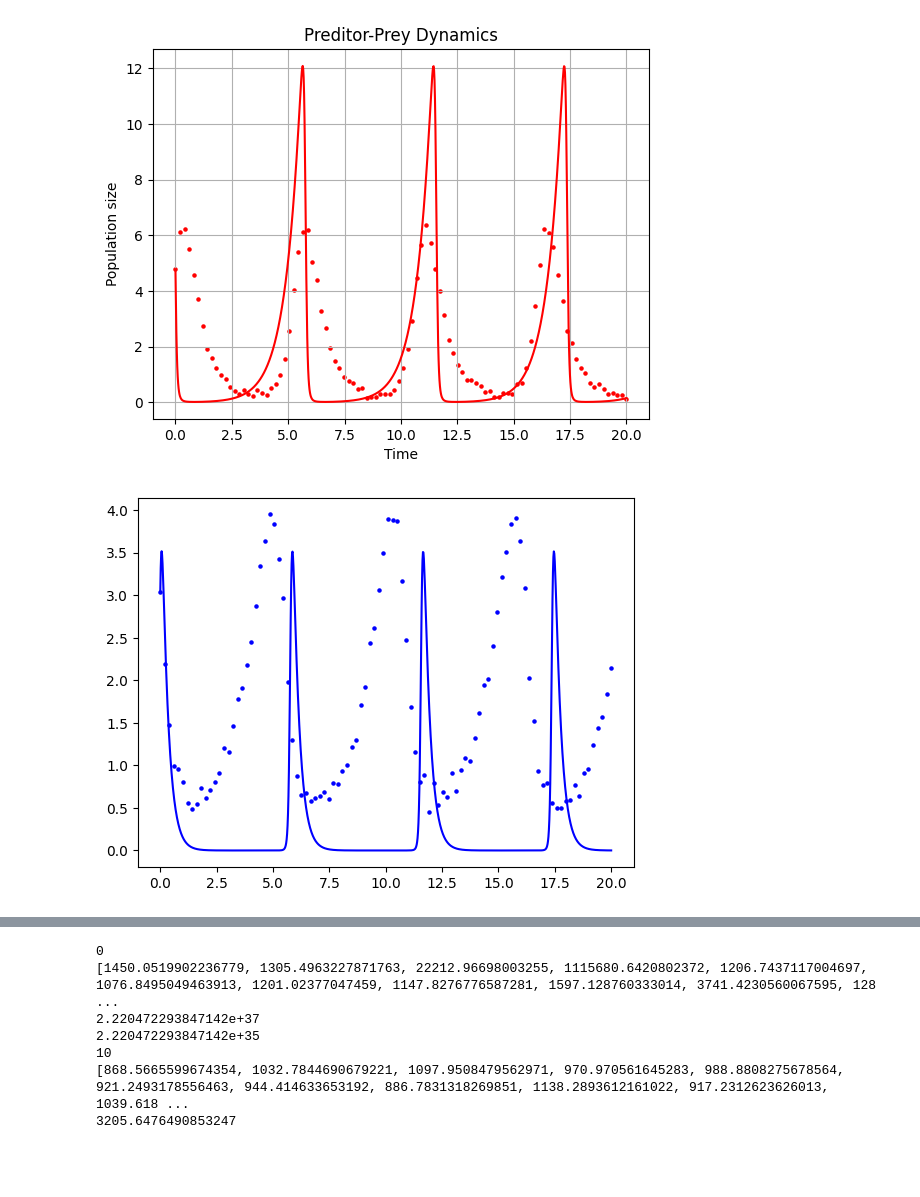
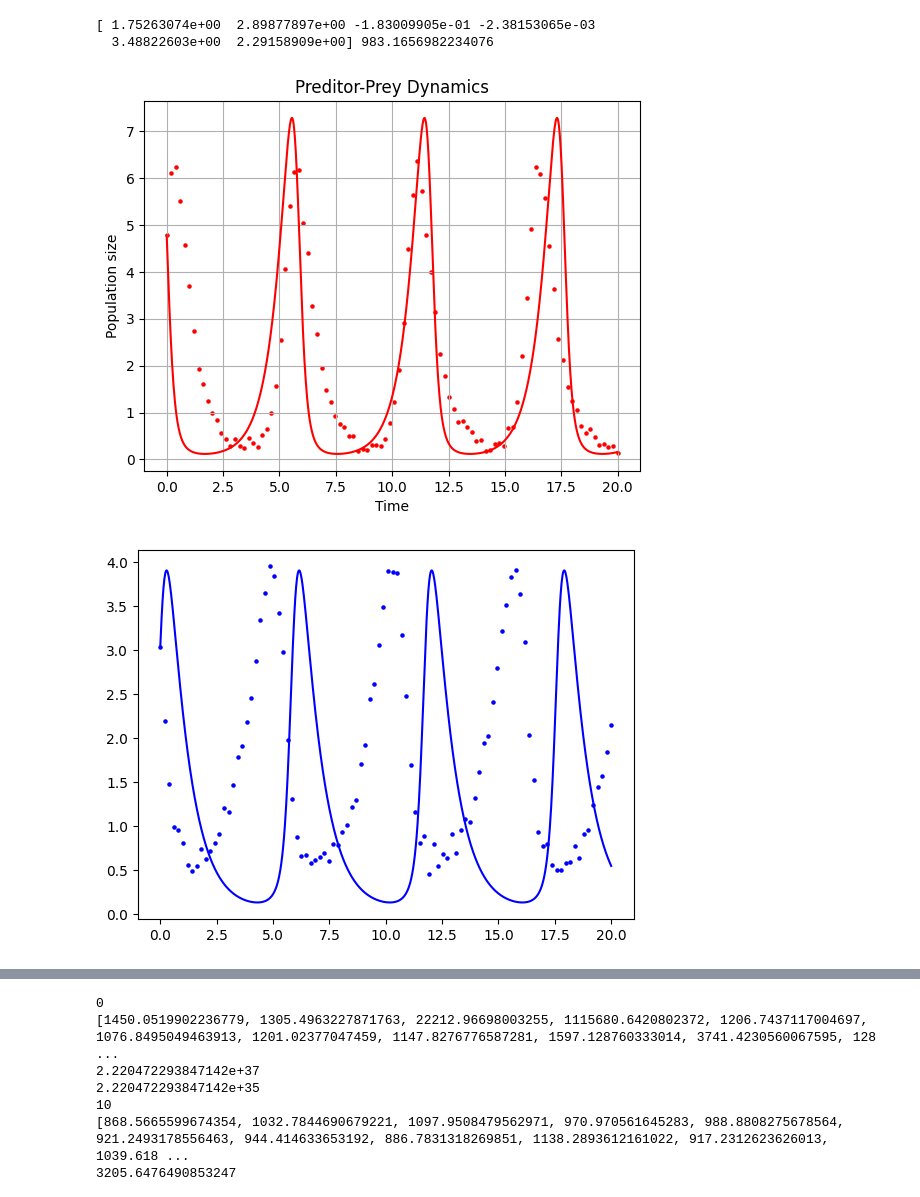
Before and after one commit to estherlb/stochastic_3, a Jupyter notebook: Reverse-Engineering Predator-Prey System/hillclimber.ipynb, the cells around one changed output, grey strips where cells are left out. Drawn from its saved outputs; the diff is of its cells as text; code cells hidden in the pictures; blank space fills up the shorter version.

Commit message:
make hillclimber plot

```diff
--- a/Reverse-Engineering Predator-Prey System/hillclimber.ipynb
+++ b/Reverse-Engineering Predator-Prey System/hillclimber.ipynb
@@ -90,28 +90,59 @@ print(params, loss)
 # %%
+init_guess = []
+for i in range(6):
+    init_guess.append(random.uniform(0, 5))
+
+init_guess = np.array(init_guess)
+step_size = 0.5
+iterations = 10
+data = df
+
+params, loss = hill_climber(data, init_guess, step_size, iterations)
+print(params, loss)
+
 alpha_sim = params[0]
 beta_sim = params[1]
 delta_sim = params[2]
 gamma_sim = params[3]
+
+alpha_sim = 1.59747957
+beta_sim = 1.44338294
+delta_sim = 0.66075559
+gamma_sim = 1.14532137
 
 y0 = [x[0], y[0]]
 t = np.linspace(t[0], t[-1], num=1000)
 
 output = odeint(lotka_volterra, y0, t, args=(alpha_sim, beta_sim, delta_sim, gamma_sim))
 
 plt.title("Preditor-Prey Dynamics")
 plt.ylabel("Population size")
 plt.xlabel("Time")
 plt.grid()
 
 plt.plot(t,output[:,0], color="r")
-plt.scatter(df["t"], df["x"], color = 'r', s = 5, label = 'x (prey)')
+plt.scatter(df["t"], df["x"], color = 'r', s = 5, label = 'prey')
 
 plt.show()
 
 plt.plot(t,output[:,1], color="b")
-plt.scatter(df["t"], df["y"], color = 'b', s = 5, label = 'x (predator)')
+plt.scatter(df["t"], df["y"], color = 'b', s = 5, label = 'predator')
 
 plt.show()
+
+plt.title("Preditor-Prey Dynamics")
+plt.ylabel("Population size")
+plt.xlabel("Time")
+plt.grid()
+plt.plot(t,output[:,0], color="r", label = 'prey modeled data')
+plt.scatter(df["t"], df["x"], color = 'r', s = 5, label = 'prey data')
+plt.plot(t,output[:,1], color="b", label = 'predator modeled data')
+plt.scatter(df["t"], df["y"], color = 'b', s = 5, label = 'predator data')
+plt.legend()
+
+plt.show()
 # %% [output]
+[ 1.75263074e+00  2.89877897e+00 -1.83009905e-01 -2.38153065e-03
+  3.48822603e+00  2.29158909e+00] 983.1656982234076
-[figure, old version]
+[figure, new version]
-[figure, old version]
+[figure, new version]
```
Also changed, not shown: parts of 4 cells of this notebook, 1 other file.
